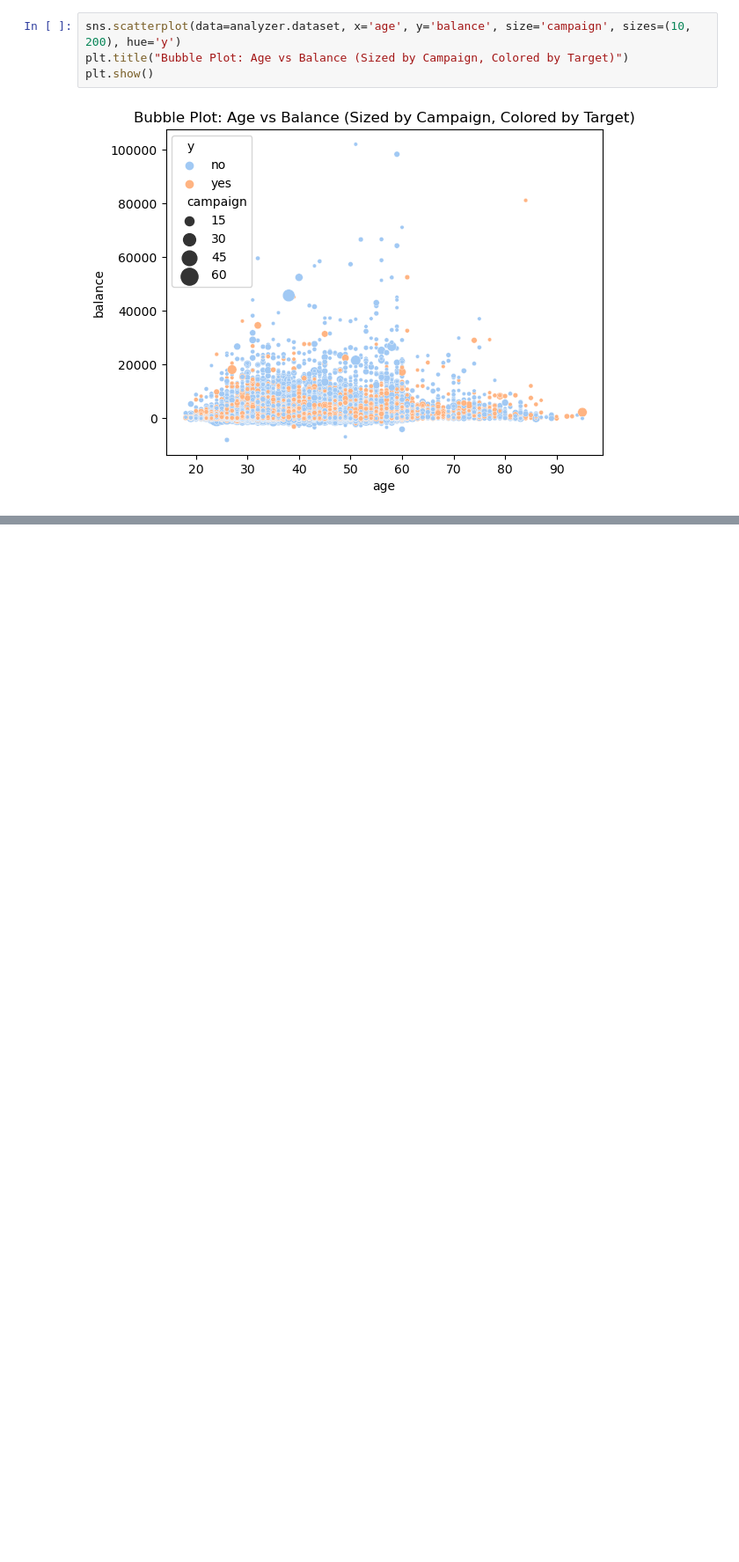
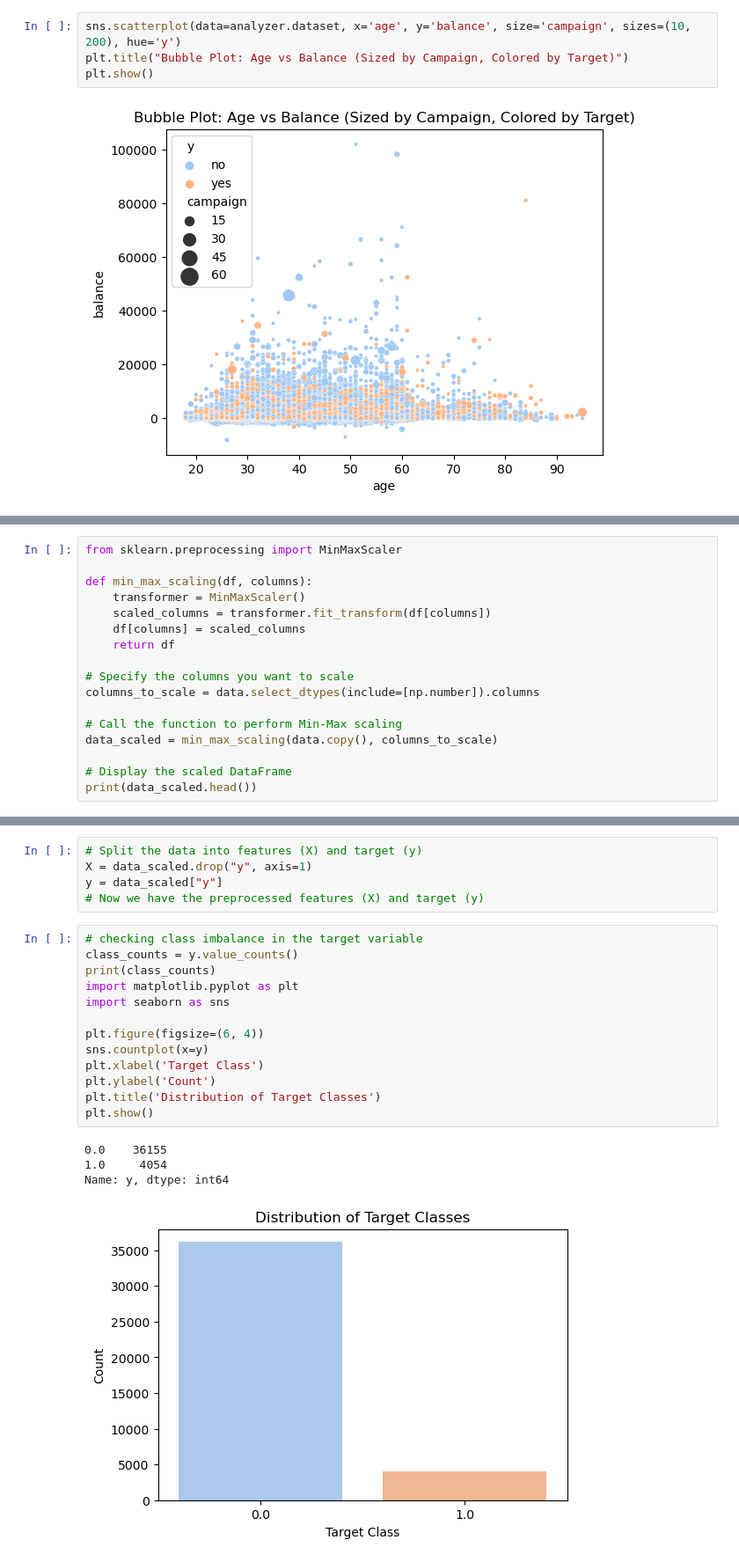
Before and after one commit to Isaac-Ndirangu-Muturi-749/Predictive-Marketing-Campaign-Analysis-Analysis-for-Bank-Term-Deposit-Subscription-Using-Decision-Tr, a Jupyter notebook: jupyter_notebook.ipynb, the cells around one changed output, grey strips where cells are left out. Shown at 88% size. Saved outputs shown, nothing was run; the diff lists cells and outputs as text; blank space fills up the shorter version.

```diff
--- a/jupyter_notebook.ipynb
+++ b/jupyter_notebook.ipynb
@@ -359,0 +553,17 @@ plt.show()
+# %%
+from sklearn.preprocessing import MinMaxScaler
+
+def min_max_scaling(df, columns):
+    transformer = MinMaxScaler()
+    scaled_columns = transformer.fit_transform(df[columns])
+    df[columns] = scaled_columns
+    return df
+
+# Specify the columns you want to scale
+columns_to_scale = data.select_dtypes(include=[np.number]).columns
+
+# Call the function to perform Min-Max scaling
+data_scaled = min_max_scaling(data.copy(), columns_to_scale)
+
+# Display the scaled DataFrame
+print(data_scaled.head())
@@ -359,0 +588,23 @@ plt.show()
+# %%
+# Split the data into features (X) and target (y)
+X = data_scaled.drop("y", axis=1)
+y = data_scaled["y"]
+# Now we have the preprocessed features (X) and target (y)
+# %%
+# checking class imbalance in the target variable
+class_counts = y.value_counts()
+print(class_counts)
+import matplotlib.pyplot as plt
+import seaborn as sns
+
+plt.figure(figsize=(6, 4))
+sns.countplot(x=y)
+plt.xlabel('Target Class')
+plt.ylabel('Count')
+plt.title('Distribution of Target Classes')
+plt.show()
+# %% [output]
+0.0    36155
+1.0     4054
+Name: y, dtype: int64
+[figure, added]
```
Also changed, not shown: parts of 14 cells of this notebook.
